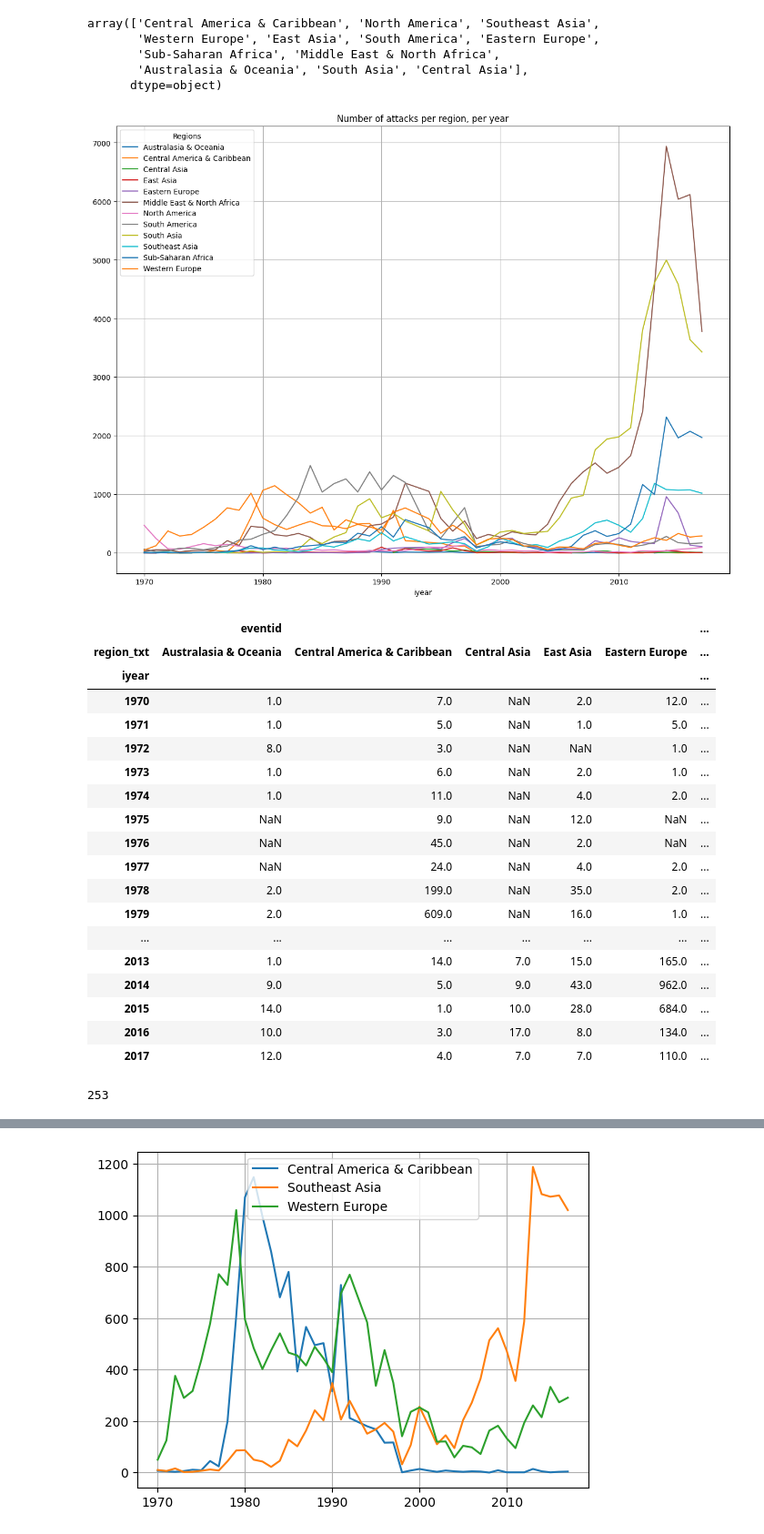
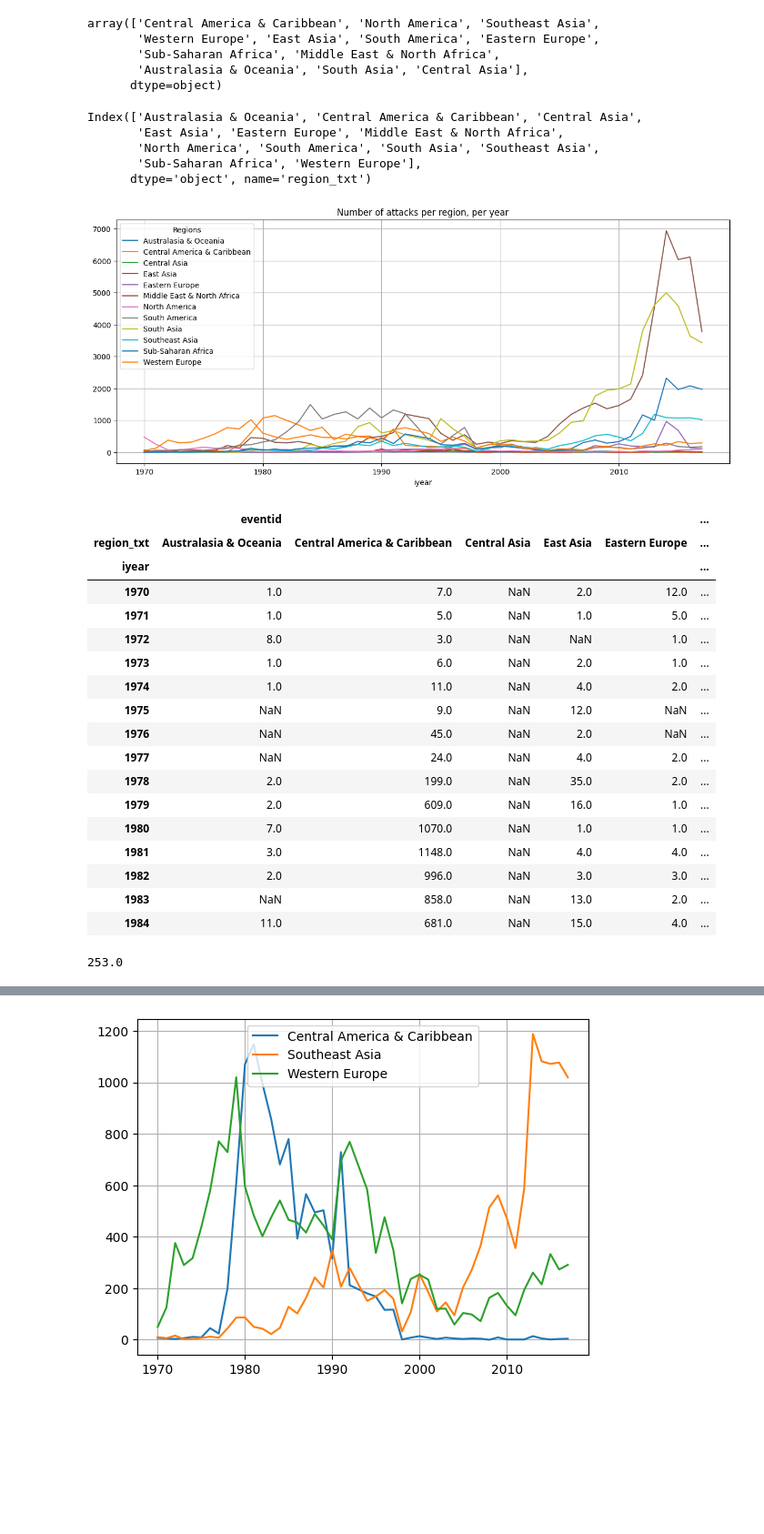
Before and after one commit to TK-Maubane/terrorism_ds, a Jupyter notebook: pre_game.ipynb, the cells around one changed output, grey strips where cells are left out. Shown at 91% size. Saved outputs shown, nothing was run; the diff lists cells and outputs as text; code cells hidden in the pictures; blank space fills up the shorter version.

```diff
--- a/pre_game.ipynb
+++ b/pre_game.ipynb
@@ -102,4 +112,4 @@ array(['Central America & Caribbean', 'North America', 'Southeast Asia',
        'Australasia & Oceania', 'South Asia', 'Central Asia'],
       dtype=object)
 # %%
-df3 = df[['region_txt', 'iyear', 'eventid']].groupby(['region_txt', 'iyear']).count()
+df3 = df[['region_txt', 'iyear', 'eventid', 'nkill']].groupby(['region_txt', 'iyear']).agg({'eventid':'count', 'nkill':'sum'})
@@ -107,0 +116,8 @@ df3
+# %%
+df3.index.levels[0].unique()
+# %% [output]
+Index(['Australasia & Oceania', 'Central America & Caribbean', 'Central Asia',
+       'East Asia', 'Eastern Europe', 'Middle East & North Africa',
+       'North America', 'South America', 'South Asia', 'Southeast Asia',
+       'Sub-Saharan Africa', 'Western Europe'],
+      dtype='object', name='region_txt')
@@ -108,14 +137,14 @@ df3
 # %%
-df3.unstack(level=0)['eventid'].plot(kind='line', figsize=(15,11), grid=True)
+df3.unstack(level=0)['eventid'].plot(kind='line', figsize=(15, 6), grid=True)
 plt.legend(title='Regions')
 plt.title('Number of attacks per region, per year')
 
 # show the graph
 plt.show()
 # %% [output]
-[figure, old version]
+[figure, new version]
 # %%
-df3.unstack(level=0)
+df3.unstack(level=0).head(15)
 # %% [output]
 |  | eventid |  |  |  |  | ... |
 | region_txt | Australasia & Oceania | Central America & Caribbean | Central Asia | East Asia | Eastern Europe | ... |
@@ -130,18 +159,17 @@ df3.unstack(level=0)
 | 1977 | NaN | 24.0 | NaN | 4.0 | 2.0 | ... |
 | 1978 | 2.0 | 199.0 | NaN | 35.0 | 2.0 | ... |
 | 1979 | 2.0 | 609.0 | NaN | 16.0 | 1.0 | ... |
-| ... | ... | ... | ... | ... | ... | ... |
-| 2013 | 1.0 | 14.0 | 7.0 | 15.0 | 165.0 | ... |
-| 2014 | 9.0 | 5.0 | 9.0 | 43.0 | 962.0 | ... |
-| 2015 | 14.0 | 1.0 | 10.0 | 28.0 | 684.0 | ... |
-| 2016 | 10.0 | 3.0 | 17.0 | 8.0 | 134.0 | ... |
-| 2017 | 12.0 | 4.0 | 7.0 | 7.0 | 110.0 | ... |
+| 1980 | 7.0 | 1070.0 | NaN | 1.0 | 1.0 | ... |
+| 1981 | 3.0 | 1148.0 | NaN | 4.0 | 4.0 | ... |
+| 1982 | 2.0 | 996.0 | NaN | 3.0 | 3.0 | ... |
+| 1983 | NaN | 858.0 | NaN | 13.0 | 2.0 | ... |
+| 1984 | 11.0 | 681.0 | NaN | 15.0 | 4.0 | ... |
 # %%
 df3.tail(19)
 #df3.loc['East Asia',2000][0]
 df3.loc['Western Europe', 2000]['eventid']
 # %% [output]
-253
+253.0
 # %%
 df3.loc['Western Europe', 2000]['eventid']
 # %% [output]
```
Also changed, not shown: parts of 36 cells of this notebook, 2 other files.
